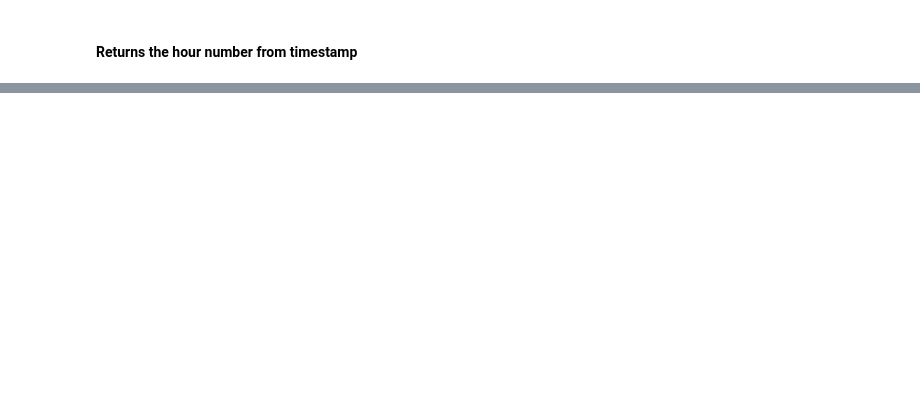
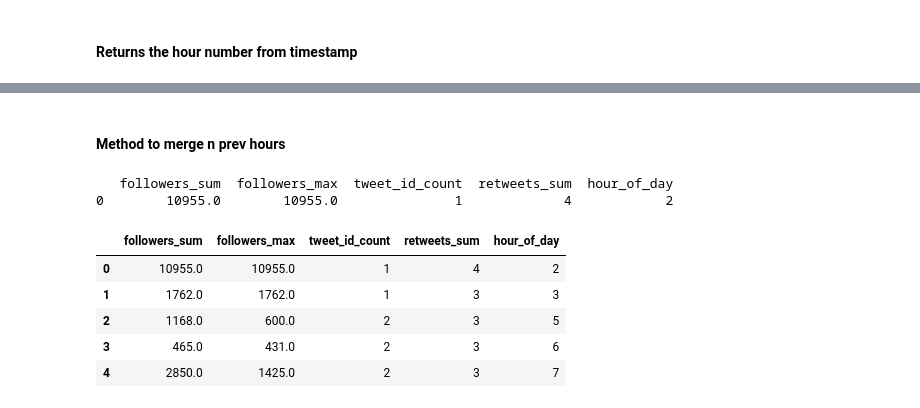
Before and after one commit to TSatyaVasanthReddy/TwitterPopularityPrediction, a Jupyter notebook: code_satya.ipynb, the cells around one changed output, grey strips where cells are left out. Drawn from its saved outputs; the diff is of its cells as text; code cells hidden in the pictures; blank space fills up the shorter version.

```diff
--- a/code_satya.ipynb
+++ b/code_satya.ipynb
@@ -204,7 +231,8 @@ for hashtag in hashtags:
     grouped.columns = ["_".join(x) for x in grouped.columns.ravel()]
     #grouped.columns=grouped.columns.droplevel()
     grouped.reset_index(inplace=True)
-    grouped['hour_of_day','tweet'] = grouped.apply(lambda x: getHourofDay(x['timestamp']*3600), axis=1)
-    X_map[hashtag] = grouped.drop(['timestamp','tweet_id_count'],axis=1)
+    grouped['hour_of_day'] = grouped.apply(lambda x: getHourofDay(x['timestamp']*3600), axis=1)
+    X_map[hashtag] = grouped.drop(['timestamp'],axis=1)
+    print(grouped.head(2))
     Y_map[hashtag] = grouped['tweet_id_count']
     #print(grouped)
@@ -210,0 +257,2 @@ for hashtag in hashtags:
+# %% [markdown]
+#### Method to merge n prev hours
@@ -211,3 +277,17 @@ for hashtag in hashtags:
+# %%
+x,y= getprev_n_merged(2,5,X_map['#gopatriots'],Y_map['#gopatriots'])
+# %% [output]
+   followers_sum  followers_max  tweet_id_count  retweets_sum  hour_of_day
+0        10955.0        10955.0               1             4            2
+# %%
+X_map['#gopatriots'].head()
+# %% [output]
+|  | followers_sum | followers_max | tweet_id_count | retweets_sum | hour_of_day |
+| 0 | 10955.0 | 10955.0 | 1 | 4 | 2 |
+| 1 | 1762.0 | 1762.0 | 1 | 3 | 3 |
+| 2 | 1168.0 | 600.0 | 2 | 3 | 5 |
+| 3 | 465.0 | 431.0 | 2 | 3 | 6 |
+| 4 | 2850.0 | 1425.0 | 2 | 3 | 7 |
 # %%
 for hashtag in hashtags:
     print(hashtag)
```
Also changed, not shown: parts of 13 cells of this notebook.
